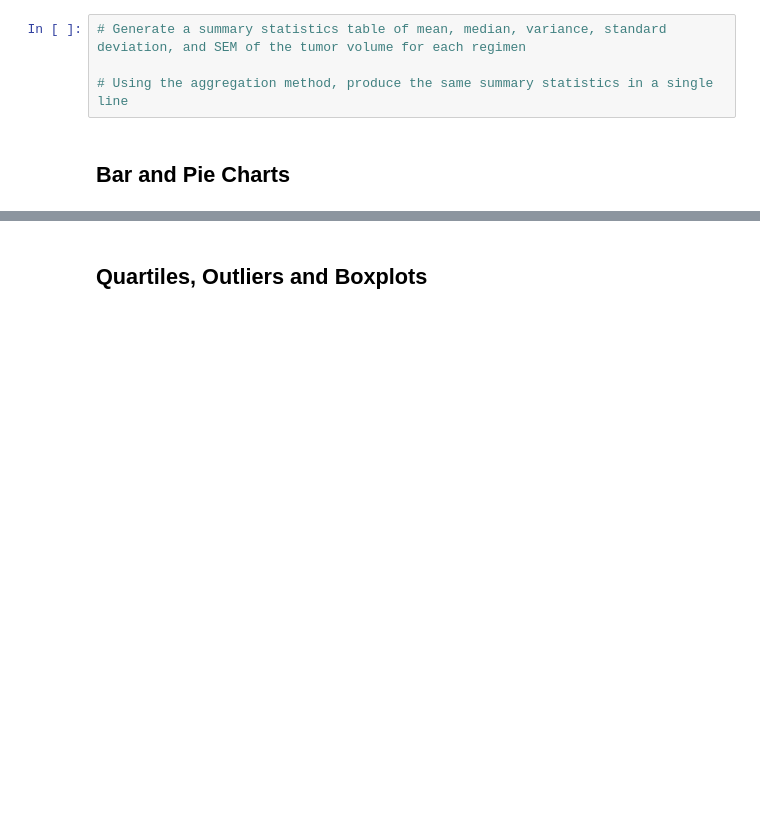
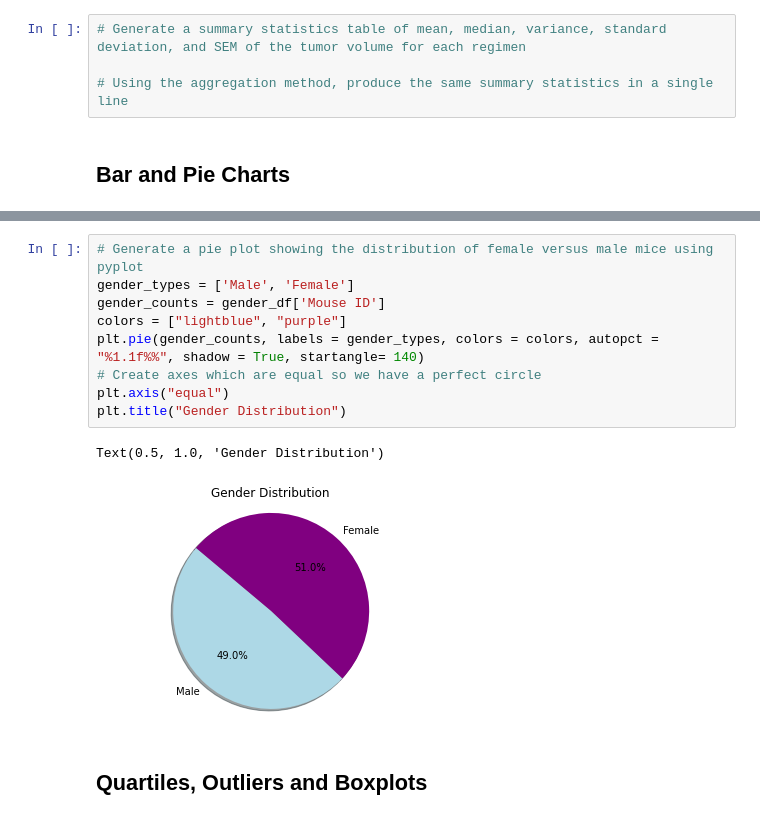
Before and after one commit to knorman123/matplotlib-challenge, a Jupyter notebook: Pymaceuticals/pymaceuticals_starter.ipynb, the cells around one changed output, grey strips where cells are left out. Drawn from its saved outputs; the diff is of its cells as text; blank space fills up the shorter version.

```diff
--- a/Pymaceuticals/pymaceuticals_starter.ipynb
+++ b/Pymaceuticals/pymaceuticals_starter.ipynb
@@ -120,3 +144,15 @@ mean_tumor_volume = mouse_research_df.groupby
+# %%
+# Generate a pie plot showing the distribution of female versus male mice using pyplot
+gender_types = ['Male', 'Female']
+gender_counts = gender_df['Mouse ID']
+colors = ["lightblue", "purple"]
+plt.pie(gender_counts, labels = gender_types, colors = colors, autopct = "%1.1f%%", shadow = True, startangle= 140)
+# Create axes which are equal so we have a perfect circle
+plt.axis("equal")
+plt.title("Gender Distribution")
+# %% [output]
+Text(0.5, 1.0, 'Gender Distribution')
+[figure, added]
 # %% [markdown]
 ## Quartiles, Outliers and Boxplots
 # %%
```
Also changed, not shown: parts of 5 cells of this notebook.
